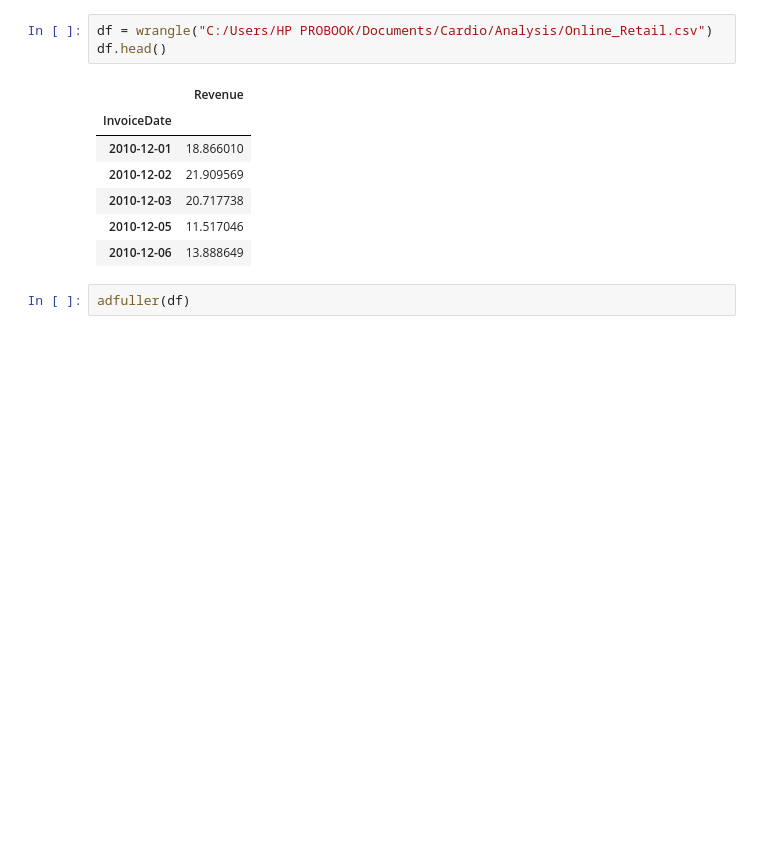
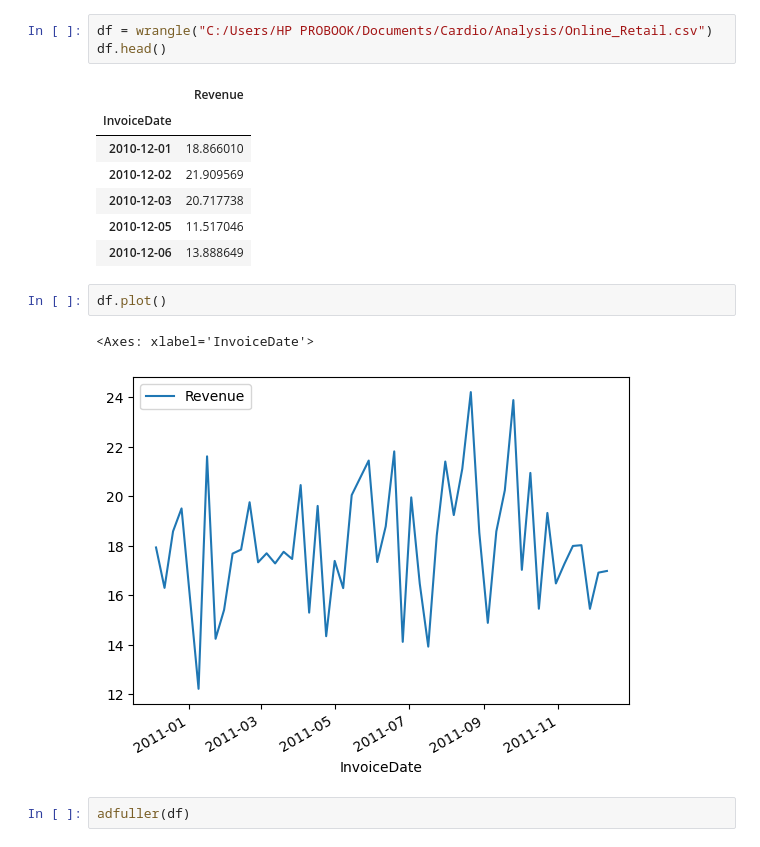
Before and after one commit to am-alibee/retailsales_forecasting, a Jupyter notebook: time_series_forecast.ipynb, the cells around one changed output. Saved outputs shown, nothing was run; the diff lists cells and outputs as text; blank space fills up the shorter version.

```diff
--- a/time_series_forecast.ipynb
+++ b/time_series_forecast.ipynb
@@ -37,6 +45,11 @@ df.head()
 | 2010-12-03 | 20.717738 |
 | 2010-12-05 | 11.517046 |
 | 2010-12-06 | 13.888649 |
+# %%
+df.plot()
+# %% [output]
+<Axes: xlabel='InvoiceDate'>
+[figure, added]
 # %%
 adfuller(df)
 # %% [output]
```
Also changed, not shown: parts of 6 cells of this notebook.
